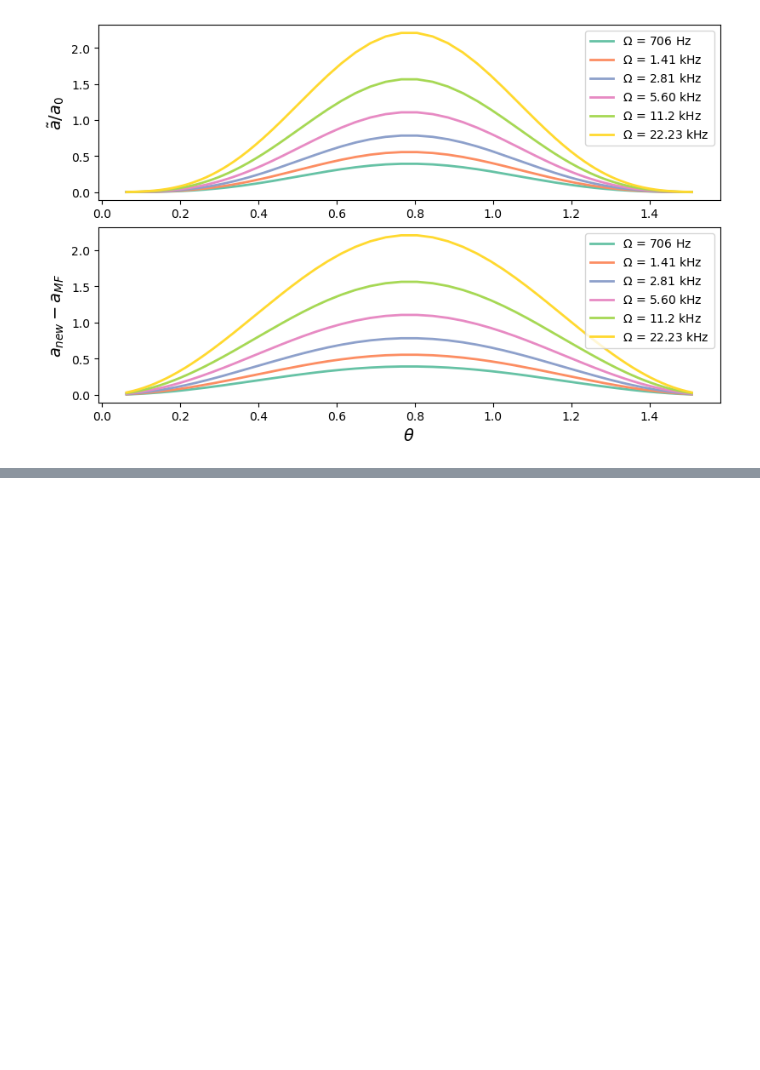
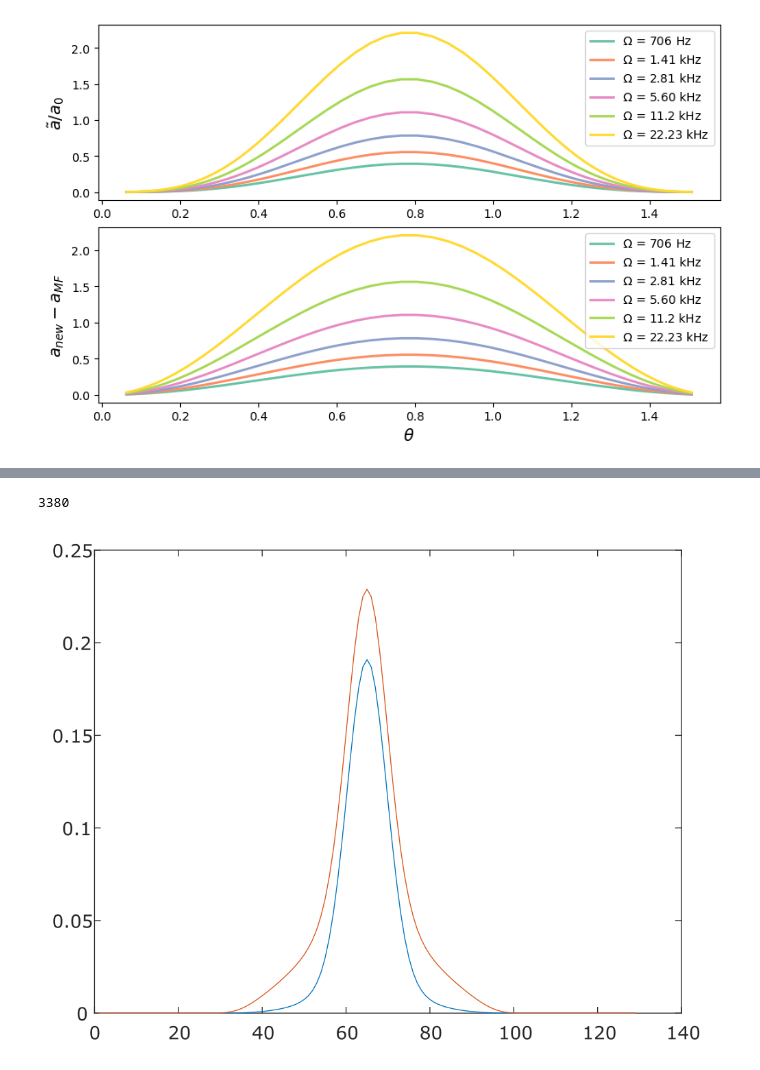
Before and after one commit to saraTph/Numerical-simulations, a Jupyter notebook: GPELab/Plot_Results.ipynb, the cells around one changed output, grey strips where cells are left out. Drawn from its saved outputs; the diff is of its cells as text; code cells hidden in the pictures; blank space fills up the shorter version.

```diff
--- a/GPELab/Plot_Results.ipynb
+++ b/GPELab/Plot_Results.ipynb
@@ -292,0 +301,12 @@ The derivative is negative, so as expected an increase of size leads to a decrea
+# %%
+wr = 169
+Omega = 20*wr
+print(Omega)
+# %% [output]
+3380
+# %%
+from IPython.display import display, Image
+fileName = r"C:\Users\Sarah\Documents\GitHub\Numerical-simulations\GPELab\doubleStructureBEC\double structure BEC.png"
+display(Image(filename=fileName))
+# %% [output]
+[figure, added]
```
Also changed, not shown: parts of 5 cells of this notebook, 13 other files.
